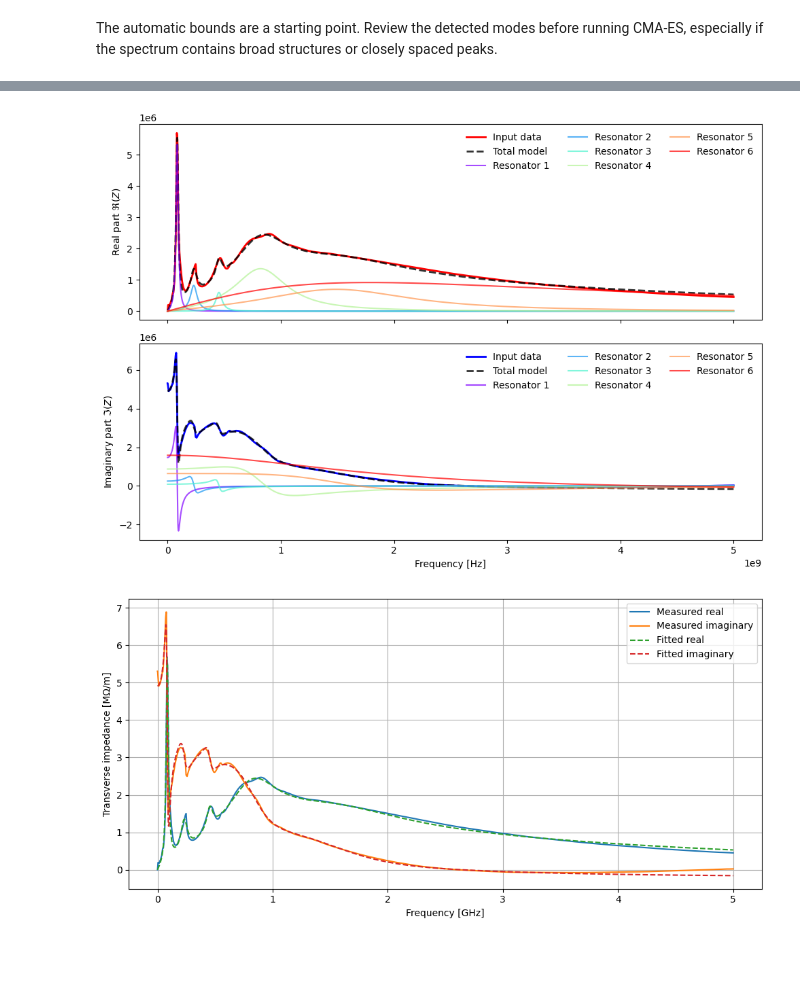
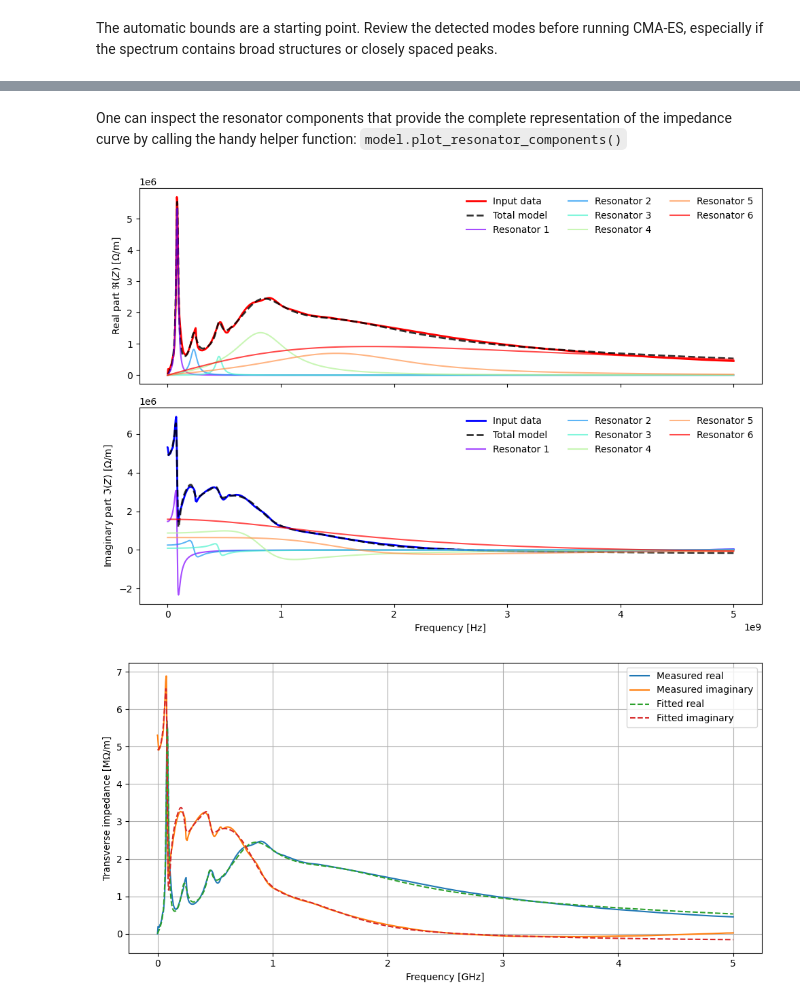
Before and after one commit to ImpedanCEI/IDDEFIX, a Jupyter notebook: examples/008_kickers_resonator_fitting.ipynb, the cells around one changed output, grey strips where cells are left out. Cells and saved outputs as stored; diff of their text form; code cells hidden in the pictures; blank space fills up the shorter version.

Commit message:
refactor: rename resonator component APIs

```diff
--- a/examples/008_kickers_resonator_fitting.ipynb
+++ b/examples/008_kickers_resonator_fitting.ipynb
@@ -89,23 +80,25 @@ driving_y_model = iddefix.EvolutionaryAlgorithm(
     N_resonators=driving_y_bounds.N_resonators,
     parameterBounds=driving_y_bounds.parameterBounds,
     parameterEstimates=driving_y_bounds.parameterEstimates,
+    compute_uncertainties=True,
     plane="transverse",
     objectiveFunction="complex",
 )
 
 # One can load previous resonator results
-# driving_y_model.load_resonator_parameters("""
-# ----------------------------------------------------------------------------
-# Resonator |   Rs [Ohm/m or Ohm]    |        Q         |       fres [Hz]
-# ----------------------------------------------------------------------------
-#     1     |   5.30e+06 ± 1.5e+04   |   3.60 ± 0.01    |   8.57e+07 ± 3.4e+04
-#     2     |   8.17e+05 ± 9.6e+03   |   3.26 ± 0.07    |   2.34e+08 ± 4.0e+05
-#     3     |   5.98e+05 ± 9.9e+03   |   6.80 ± 0.22    |   4.55e+08 ± 5.1e+05
-#     4     |   1.32e+06 ± 2.0e+04   |   1.51 ± 0.02    |   8.69e+08 ± 1.7e+06
-#     5     |   6.56e+05 ± 3.8e+04   |   1.02 ± 0.03    |   1.69e+09 ± 6.2e+06
-#     6     |   5.87e+05 ± 1.6e+04   |   0.37 ± 0.01    |   4.31e+09 ± 8.4e+07
-# ----------------------------------------------------------------------------
-# """)
+driving_y_model.load_resonator_parameters("""
+----------------------------------------------------------------------------
+Resonator |   Rs [Ohm/m or Ohm]    |        Q         |       fres [Hz]
+----------------------------------------------------------------------------
+    1     |   5.30e+06 ± 1.5e+04   |   3.60 ± 0.01    |   8.57e+07 ± 3.4e+04
+    2     |   8.17e+05 ± 9.6e+03   |   3.26 ± 0.07    |   2.34e+08 ± 4.0e+05
+    3     |   5.98e+05 ± 9.9e+03   |   6.80 ± 0.22    |   4.55e+08 ± 5.1e+05
+    4     |   1.32e+06 ± 2.0e+04   |   1.51 ± 0.02    |   8.69e+08 ± 1.7e+06
+    5     |   6.56e+05 ± 3.8e+04   |   1.02 ± 0.03    |   1.69e+09 ± 6.2e+06
+    6     |   5.87e+05 ± 1.6e+04   |   0.37 ± 0.01    |   4.31e+09 ± 8.4e+07
+----------------------------------------------------------------------------
+""")
+driving_y_model.display_resonator_parameters(display_warnings=True)
 
 # Or run the full fitting optimization
 if driving_y_model.evolutionParameters is None:
@@ -119,7 +115,10 @@ if driving_y_model.evolutionParameters is None:
+# %% [markdown]
+One can inspect the resonator components that provide the complete representation of
+the impedance curve by calling the handy helper function: `model.plot_resonator_components()`
 # %%
-fig, axes = driving_y_model.plot_model_components(cmap="rainbow")
+fig, axes = driving_y_model.plot_resonator_components(cmap="rainbow")
 # %% [output]
-[figure, old version]
+[figure, new version]
 # %%
 %matplotlib inline
 plt.close("all")
```
Also changed, not shown: parts of 2 cells of this notebook, 4 other files.
